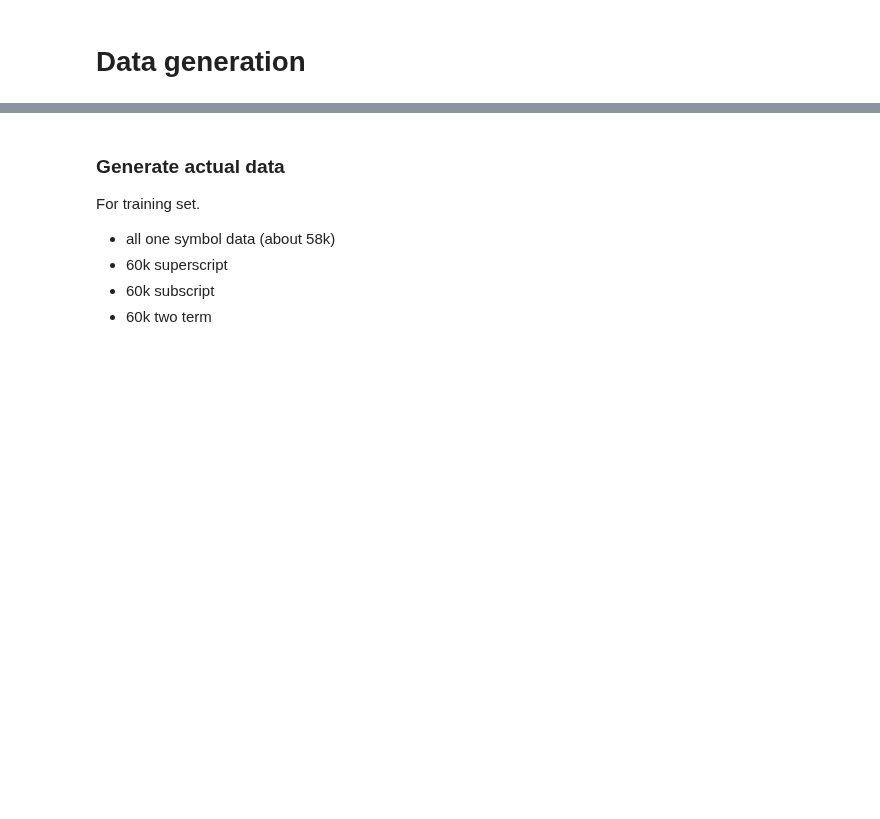
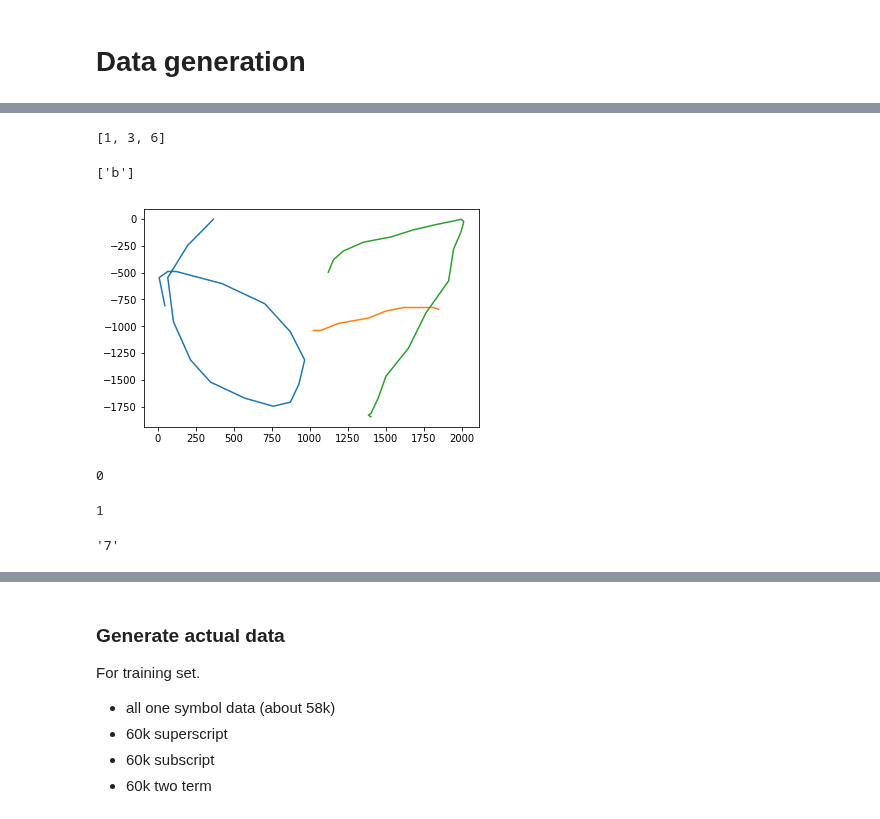
Before and after one commit to karino2/tegashiki, a Jupyter notebook: tegashiki_mathexp_generate.ipynb, the cells around one changed output, grey strips where cells are left out. Drawn from its saved outputs; the diff is of its cells as text; code cells hidden in the pictures; blank space fills up the shorter version.

```diff
--- a/tegashiki_mathexp_generate.ipynb
+++ b/tegashiki_mathexp_generate.ipynb
@@ -328,0 +568,8 @@ valid_ls = LabelStroke(valid_sym_labels, valid_strokes)
+# %%
+list(itertools.accumulate([1, 2, 3]))
+# %% [output]
+[1, 3, 6]
+# %%
+random.choices(["a", "b", "c"], cum_weights=[1, 3, 6])
+# %% [output]
+['b']
@@ -328,0 +602,4 @@ valid_ls = LabelStroke(valid_sym_labels, valid_strokes)
+# %%
+plot_lis2(s1)
+# %% [output]
+[figure, added]
@@ -328,0 +608,8 @@ valid_ls = LabelStroke(valid_sym_labels, valid_strokes)
+# %%
+next(a)
+# %% [output]
+0
+# %%
+next(a)
+# %% [output]
+1
@@ -328,0 +618,4 @@ valid_ls = LabelStroke(valid_sym_labels, valid_strokes)
+# %%
+id2sym[38]
+# %% [output]
+'7'
```
Also changed, not shown: parts of 86 cells of this notebook.
